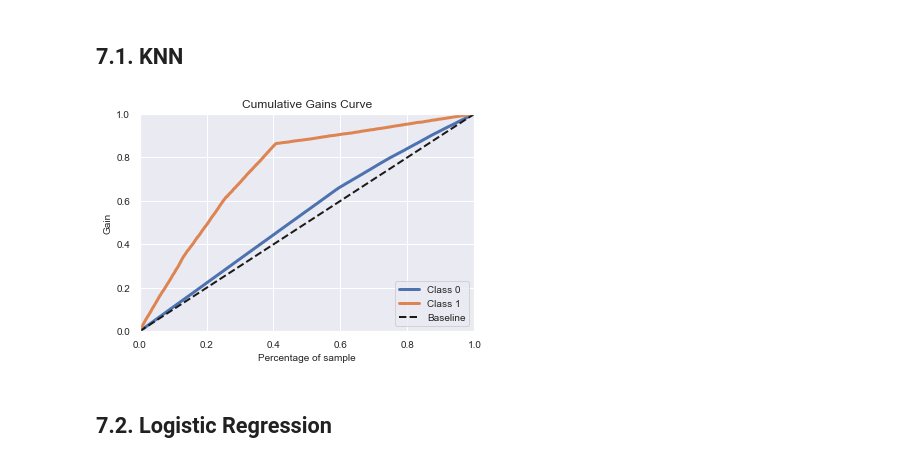
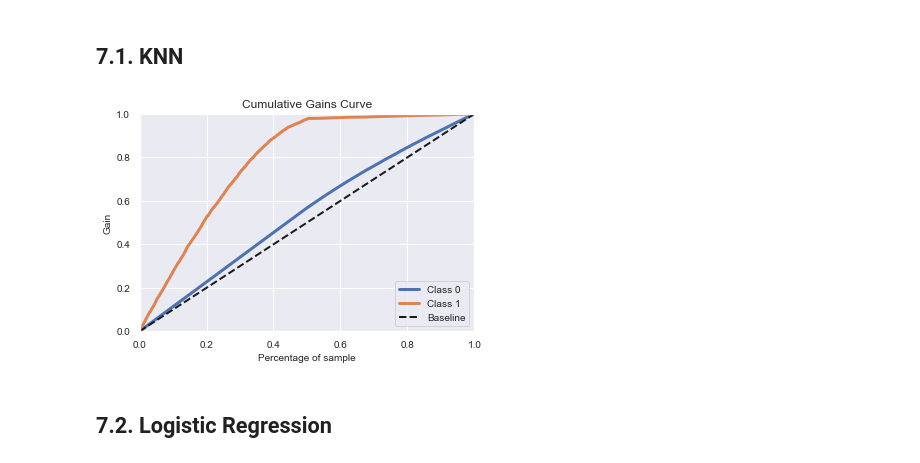
Before and after one commit to ThiagoBorgesLima/health_insurance, a Jupyter notebook: notebooks/mdfl_health_insurance_cross_sell.ipynb, the cells around one changed output. Saved outputs shown, nothing was run; the diff lists cells and outputs as text; code cells hidden in the pictures.

Commit message:
Model Performance

```diff
--- a/notebooks/mdfl_health_insurance_cross_sell.ipynb
+++ b/notebooks/mdfl_health_insurance_cross_sell.ipynb
@@ -468,18 +468,18 @@ y_val = y_validation.copy()
 ## 7.1. KNN
 # %%
 # model definition
-knn_model = nh.KNeighborsClassifier( n_neighbors=7 )
+knn_model = nh.KNeighborsClassifier( n_neighbors=20 )
 
 # model training
 knn_model.fit( x_train, y_train )
 
 # model prediction - Generalization Power
 yhat_knn = knn_model.predict_proba( x_val )
 
 # Acummulative Gain
 skplt.metrics.plot_cumulative_gain( y_val, yhat_knn);
 # %% [output]
-[figure, old version]
+[figure, new version]
 # %% [markdown]
 ## 7.2. Logistic Regression
 # %%
```
Also changed, not shown: parts of 1 cell of this notebook.
